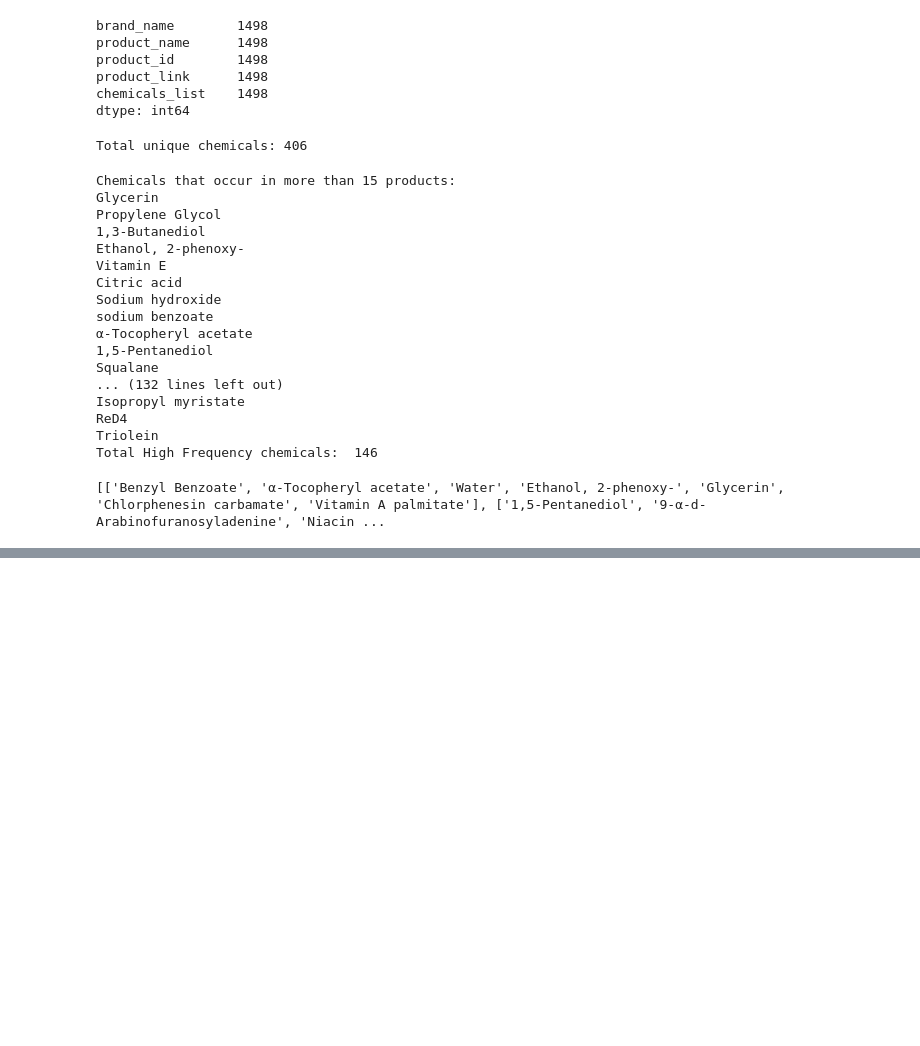
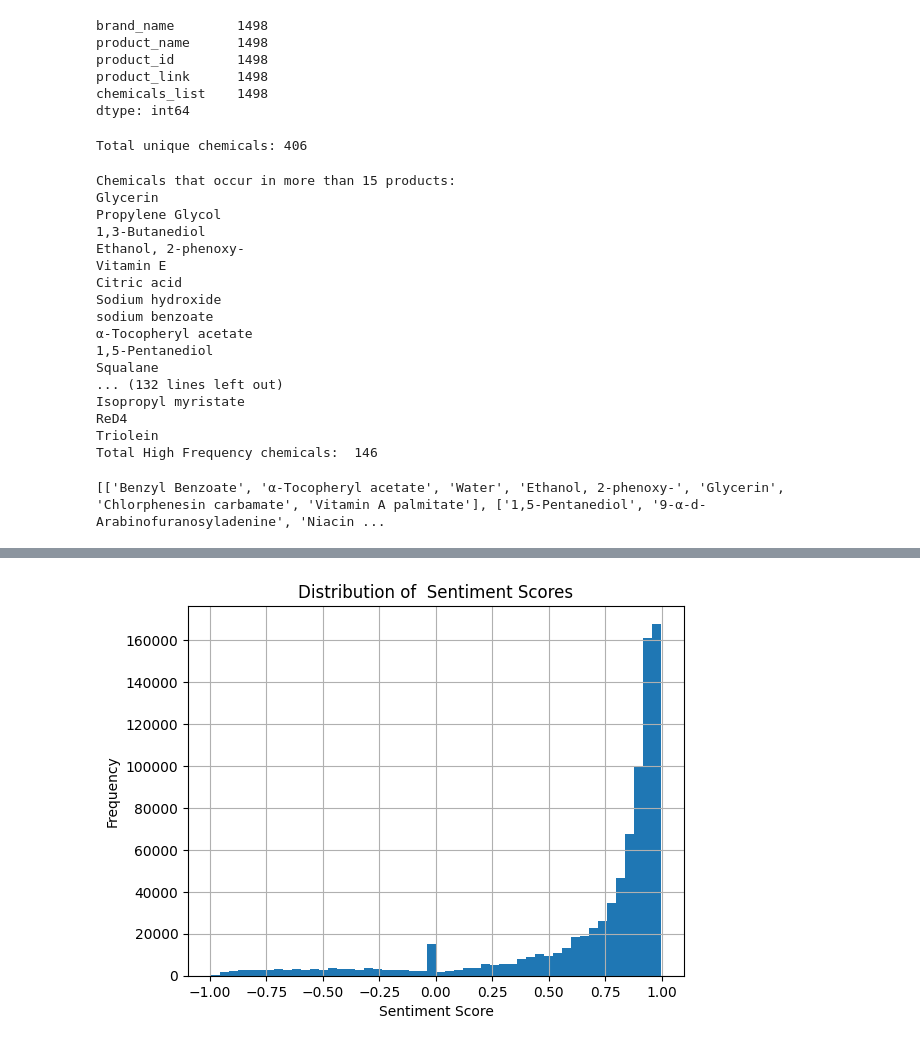
Before and after one commit to mullapudirohith/Sephora-Sentiment-Analysis, a Jupyter notebook: main/DS4B.ipynb, the cells around one changed output, grey strips where cells are left out. Saved outputs shown, nothing was run; the diff lists cells and outputs as text; code cells hidden in the pictures; blank space fills up the shorter version.

```diff
--- a/main/DS4B.ipynb
+++ b/main/DS4B.ipynb
@@ -445,0 +464,21 @@ encoded_df.head()
+# %%
+import nltk
+from nltk.sentiment import SentimentIntensityAnalyzer
+import ssl
+
+try:
+    _create_unverified_https_context = ssl._create_unverified_context
+except AttributeError:
+    pass
+else:
+    ssl._create_default_https_context = _create_unverified_https_context
+
+nltk.download('vader_lexicon')
+
+sia = SentimentIntensityAnalyzer()
+
+def get_sentiment(text):
+    return sia.polarity_scores(text)['compound']
+
+
+sentiment_df['sentiment_score'] = sentiment_df['full_review'].apply(get_sentiment)
@@ -445,0 +498,16 @@ encoded_df.head()
+# %%
+import matplotlib.pyplot as plt
+
+# Histogram of weighted sentiment scores
+sentiment_df['sentiment_score'].hist(bins=50)
+plt.title('Distribution of  Sentiment Scores')
+plt.xlabel('Sentiment Score')
+plt.ylabel('Frequency')
+plt.show()
+
+sentiment_df = sentiment_df.groupby('product_id')['sentiment_score'].mean().reset_index()
+sentiment_df.columns = ['product_id', 'average_sentiment']
+
+encoded_df = encoded_df.merge(sentiment_df, on='product_id', how='left')
+# %% [output]
+[figure, added]
```
Also changed, not shown: parts of 14 cells of this notebook, 5 other files.
